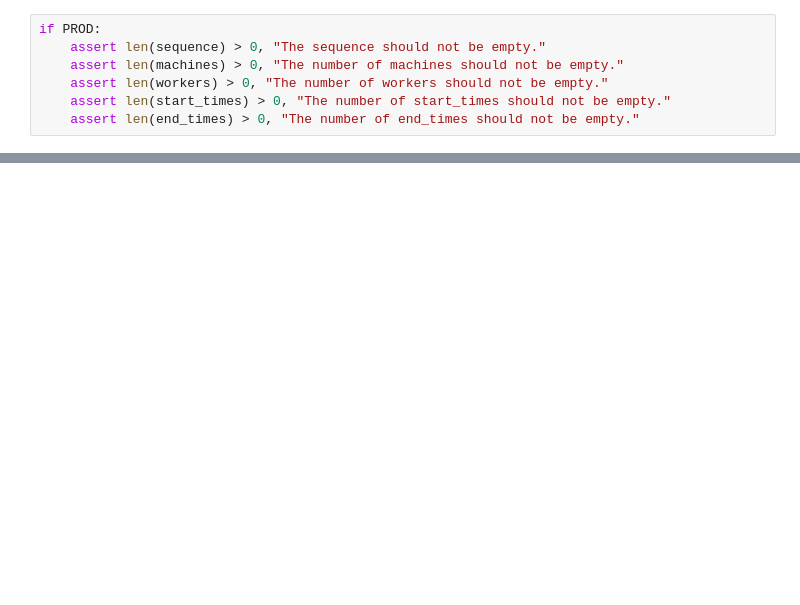
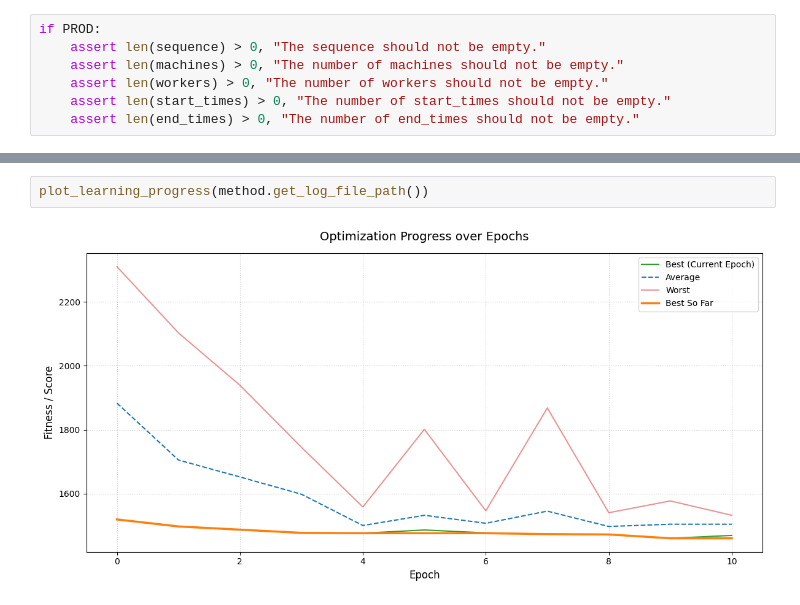
Before and after one commit to itsvoit/FJSSP-W-Competition, a Jupyter notebook: test_solver.ipynb, the cells around one changed output, grey strips where cells are left out. Cells and saved outputs as stored; diff of their text form; blank space fills up the shorter version.

```diff
--- a/test_solver.ipynb
+++ b/test_solver.ipynb
@@ -173,0 +144,4 @@ plot_fjsspw_gantt(sequence, machines, workers, start_times, end_times, instance_
+# %%
+plot_learning_progress(method.get_log_file_path())
+# %% [output]
+[figure, added]
```
Also changed, not shown: parts of 14 cells of this notebook, 1 other file.
